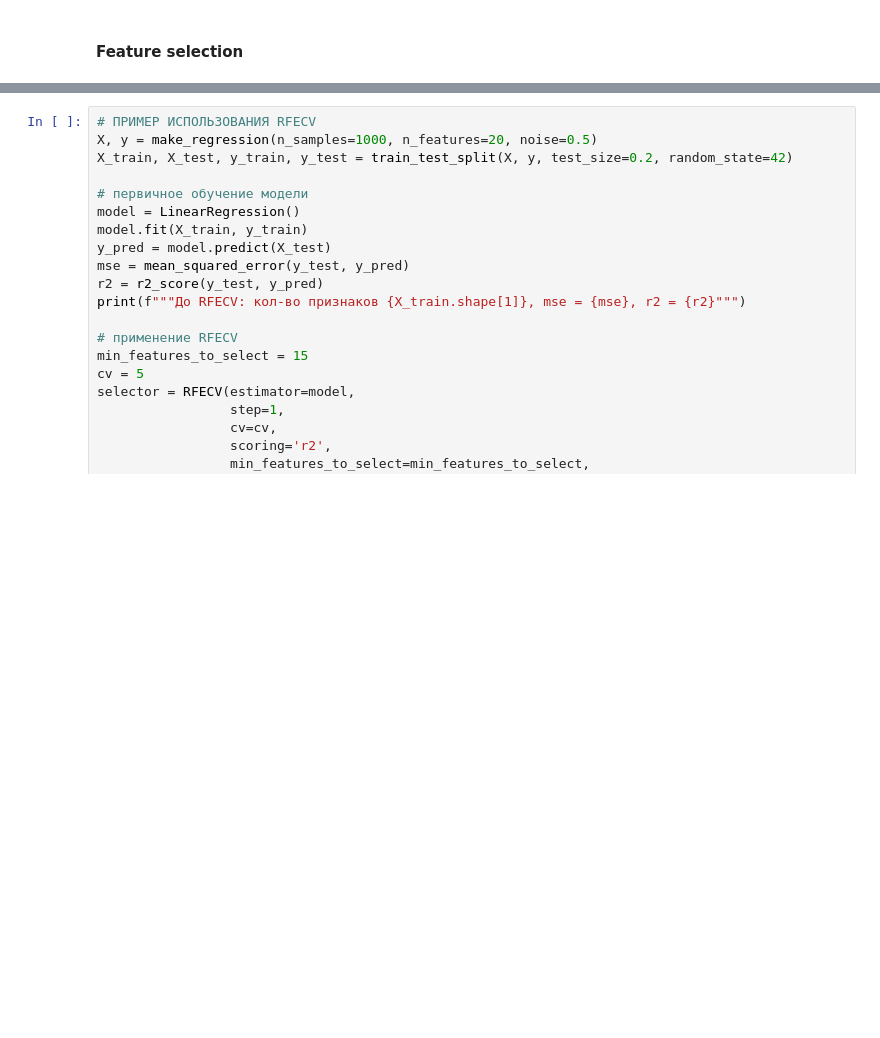
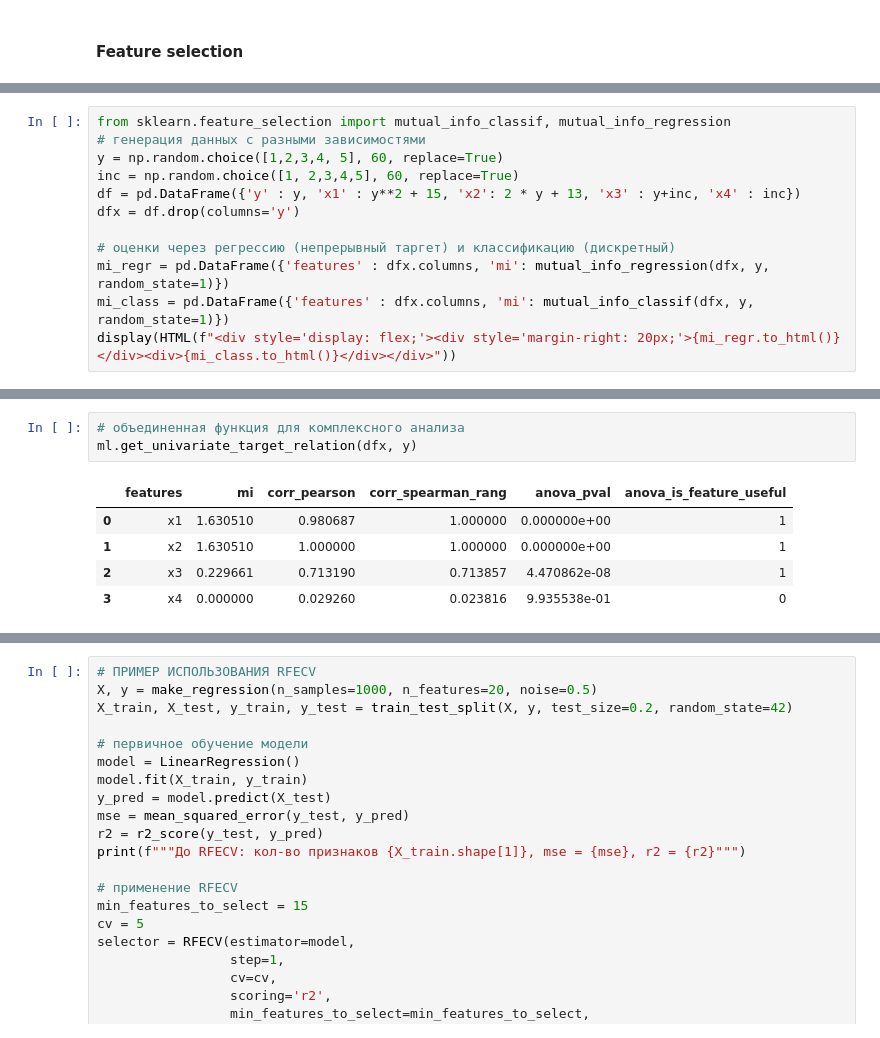
Before and after one commit to gavrevnik/analytics_tools, a Jupyter notebook: ML.ipynb, the cells around one changed output, grey strips where cells are left out. Saved outputs shown, nothing was run; the diff lists cells and outputs as text; blank space fills up the shorter version.

```diff
--- a/ML.ipynb
+++ b/ML.ipynb
@@ -1043,0 +1150,12 @@ Text(0.5, 1.0, 'UMAP визуализация цифр MNIST')
+# %%
+from sklearn.feature_selection import mutual_info_classif, mutual_info_regression
+# генерация данных с разными зависимостями
+y = np.random.choice([1,2,3,4, 5], 60, replace=True)
+inc = np.random.choice([1, 2,3,4,5], 60, replace=True)
+df = pd.DataFrame({'y' : y, 'x1' : y**2 + 15, 'x2': 2 * y + 13, 'x3' : y+inc, 'x4' : inc})
+dfx = df.drop(columns='y')
+
+# оценки через регрессию (непрерывный таргет) и классификацию (дискретный)
+mi_regr = pd.DataFrame({'features' : dfx.columns, 'mi': mutual_info_regression(dfx, y, random_state=1)})
+mi_class = pd.DataFrame({'features' : dfx.columns, 'mi': mutual_info_classif(dfx, y, random_state=1)})
+display(HTML(f"<div style='display: flex;'><div style='margin-right: 20px;'>{mi_regr.to_html()}</div><div>{mi_class.to_html()}</div></div>"))
@@ -1044 +1173,10 @@ Text(0.5, 1.0, 'UMAP визуализация цифр MNIST')
+# %%
+# объединенная функция для комплексного анализа
+ml.get_univariate_target_relation(dfx, y)
+# %% [output]
+|  | features | mi | corr_pearson | corr_spearman_rang | anova_pval | anova_is_feature_useful |
+| 0 | x1 | 1.630510 | 0.980687 | 1.000000 | 0.000000e+00 | 1 |
+| 1 | x2 | 1.630510 | 1.000000 | 1.000000 | 0.000000e+00 | 1 |
+| 2 | x3 | 0.229661 | 0.713190 | 0.713857 | 4.470862e-08 | 1 |
+| 3 | x4 | 0.000000 | 0.029260 | 0.023816 | 9.935538e-01 | 0 |
 # %% [markdown]
```
Also changed, not shown: parts of 11 cells of this notebook, 2 other files.
